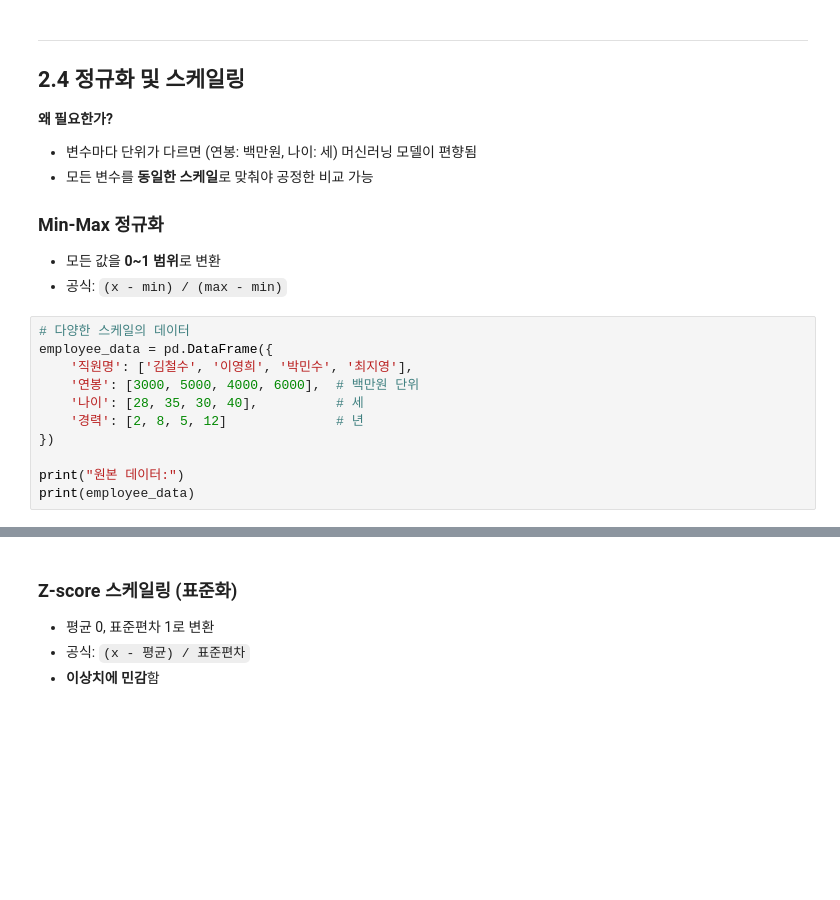
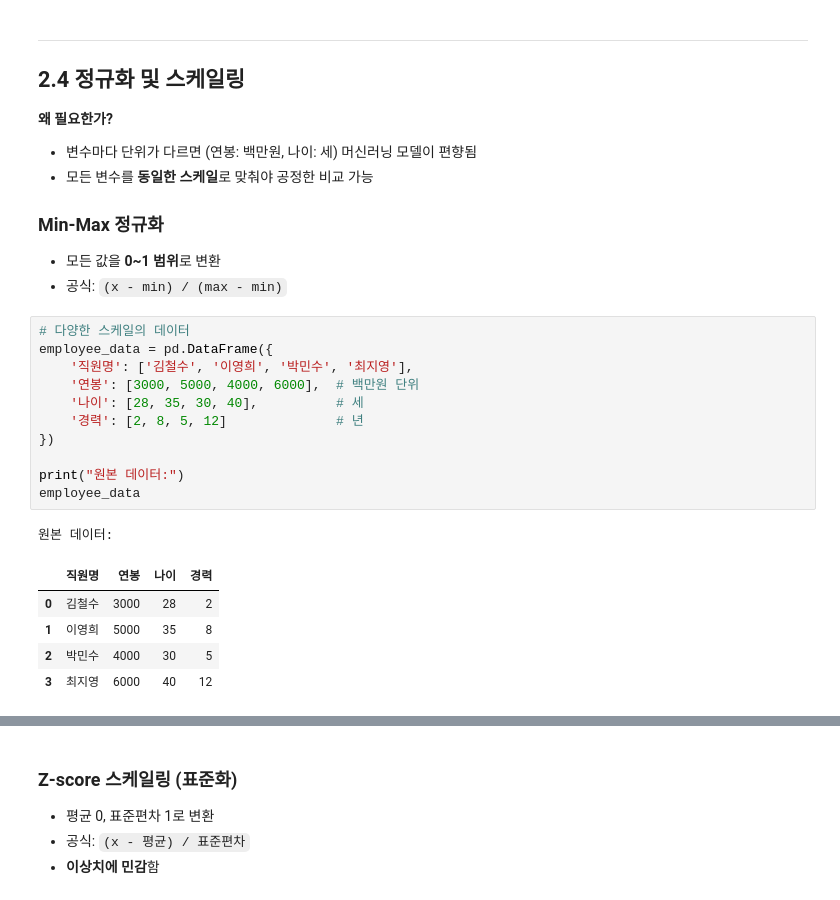
Before and after one commit to bookschooler/DS-newbie, a Jupyter notebook: week2/Day5_1_이상치_및_데이터_정제_Outliers_Cleaning.ipynb, the cells around one changed output, grey strips where cells are left out. Drawn from its saved outputs; the diff is of its cells as text; blank space fills up the shorter version.

```diff
--- a/week2/Day5_1_이상치_및_데이터_정제_Outliers_Cleaning.ipynb
+++ b/week2/Day5_1_이상치_및_데이터_정제_Outliers_Cleaning.ipynb
@@ -374,14 +548,21 @@ print(clean_customers)
 # %%
 # 다양한 스케일의 데이터
 employee_data = pd.DataFrame({
     '직원명': ['김철수', '이영희', '박민수', '최지영'],
     '연봉': [3000, 5000, 4000, 6000],  # 백만원 단위
     '나이': [28, 35, 30, 40],          # 세
     '경력': [2, 8, 5, 12]              # 년
 })
 
 print("원본 데이터:")
-print(employee_data)
+employee_data
+# %% [output]
+원본 데이터:
+|  | 직원명 | 연봉 | 나이 | 경력 |
+| 0 | 김철수 | 3000 | 28 | 2 |
+| 1 | 이영희 | 5000 | 35 | 8 |
+| 2 | 박민수 | 4000 | 30 | 5 |
+| 3 | 최지영 | 6000 | 40 | 12 |
 # %%
 # Min-Max 정규화 (0~1)
 normalized = employee_data.copy()
```
Also changed, not shown: parts of 30 cells of this notebook, 5 other files.
